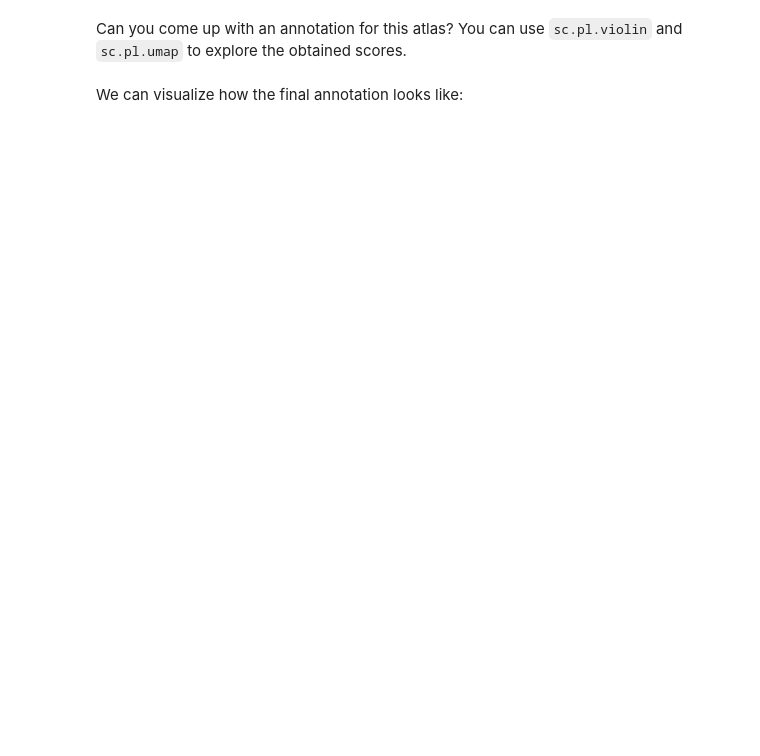
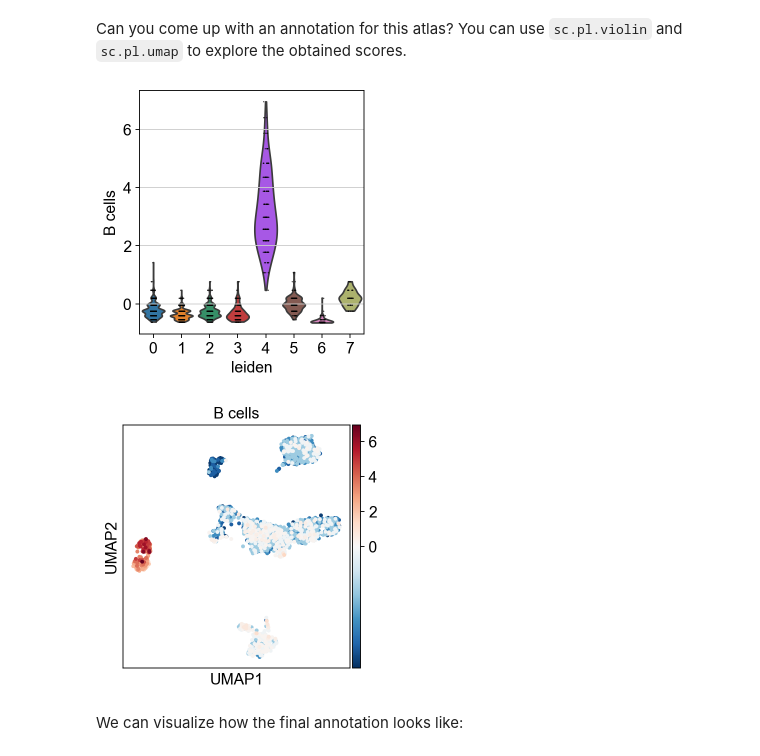
Before and after one commit to saezlab/Singlecell_course_2023, a Jupyter notebook: 1_functional_analysis/functional_analysis.ipynb, the cells around one changed output. Saved outputs shown, nothing was run; the diff lists cells and outputs as text; code cells hidden in the pictures; blank space fills up the shorter version.

```diff
--- a/1_functional_analysis/functional_analysis.ipynb
+++ b/1_functional_analysis/functional_analysis.ipynb
@@ -103,3 +140,5 @@ information? Think of a filtering strategy that will help the annotation of your
 dataset.
 # %%
 # Filter relevant information
+markers = markers[(markers['organ'] == 'Immune system') & (markers['organism'] == 'human')]
+markers
@@ -152,6 +255,11 @@ sc.pl.matrixplot(acts, ctypes_dict, 'leiden', dendrogram=True,
 Can you come up with an annotation for this atlas? You can use `sc.pl.violin` and `sc.pl.umap` to explore the obtained scores.
 # %%
 # Explore data
+sc.pl.violin(acts, keys='B cells', groupby='leiden')
+sc.pl.umap(acts, color='B cells', cmap='RdBu_r', vcenter=0)
+# %% [output]
+[figure, added]
+[figure, added]
 # %%
 # Final anntoation
 ann_dict = {
```
Also changed, not shown: parts of 25 cells of this notebook.
